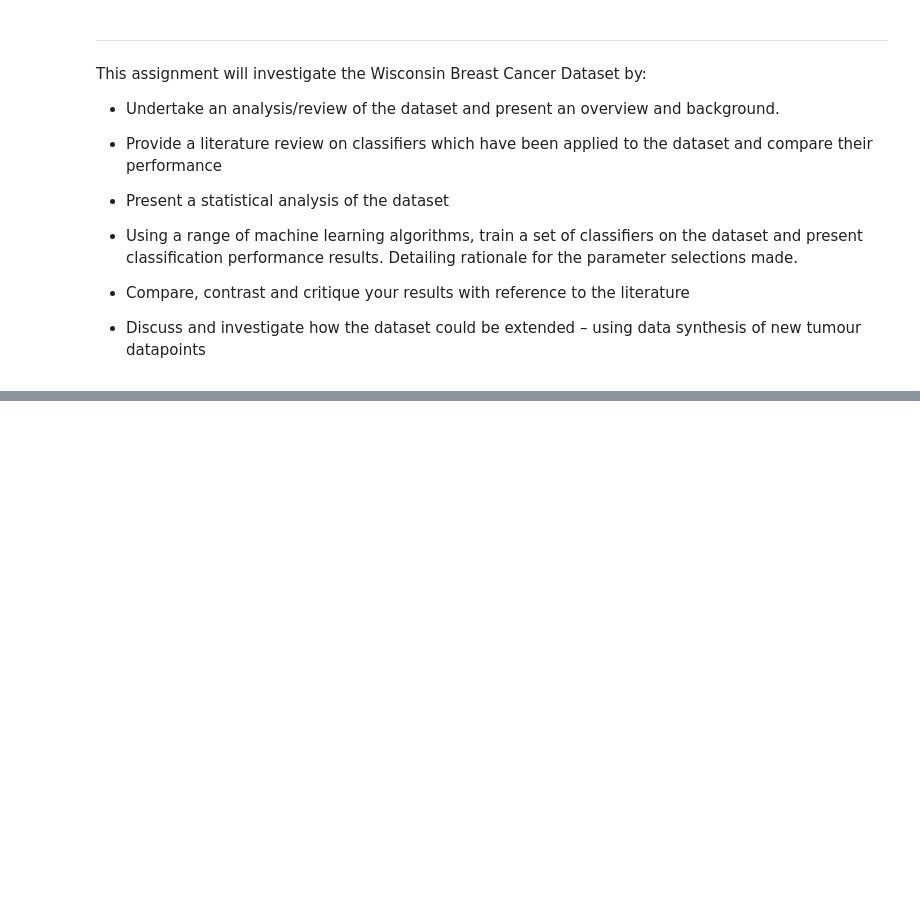
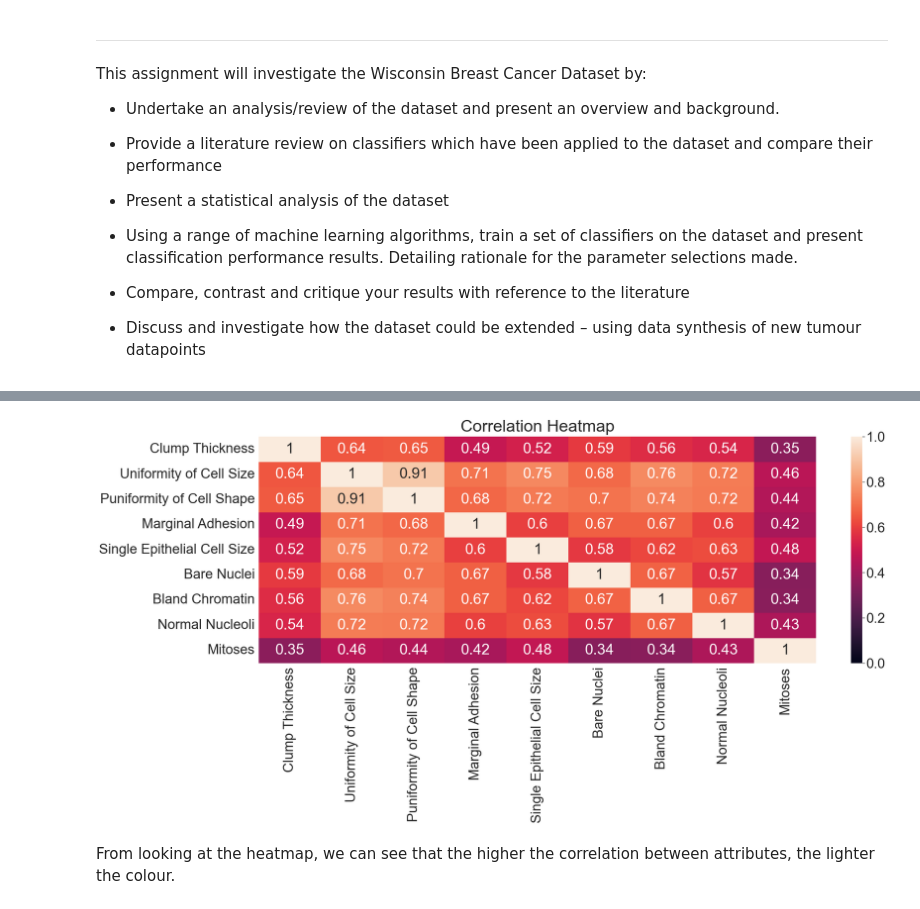
Before and after one commit to kalamkitty/ProgDA_project-2, a Jupyter notebook: PDFA Project 2.ipynb, the cells around one changed output, grey strips where cells are left out. Saved outputs shown, nothing was run; the diff lists cells and outputs as text; code cells hidden in the pictures; blank space fills up the shorter version.

```diff
--- a/PDFA Project 2.ipynb
+++ b/PDFA Project 2.ipynb
@@ -84,0 +250,11 @@ df
+# %%
+# https://medium.com/@szabo.bibor/how-to-create-a-seaborn-correlation-heatmap-in-python-834c0686b88e
+plt.figure(figsize= (30, 10))
+
+# Plot heat map, minimum coefficient is 0 and highest 1, annot true to add the coefficient onto the rectangles.
+heatmap = sns.heatmap(df2.corr(), vmin= 0, vmax= 1,annot= True)
+heatmap.set_title('Correlation Heatmap', fontdict= {'fontsize':40}, pad= 12);
+# %% [output]
+[figure, added]
+# %% [markdown]
+From looking at the heatmap, we can see that the higher the correlation between attributes, the lighter the colour.
```
Also changed, not shown: parts of 25 cells of this notebook, 1 other file.
